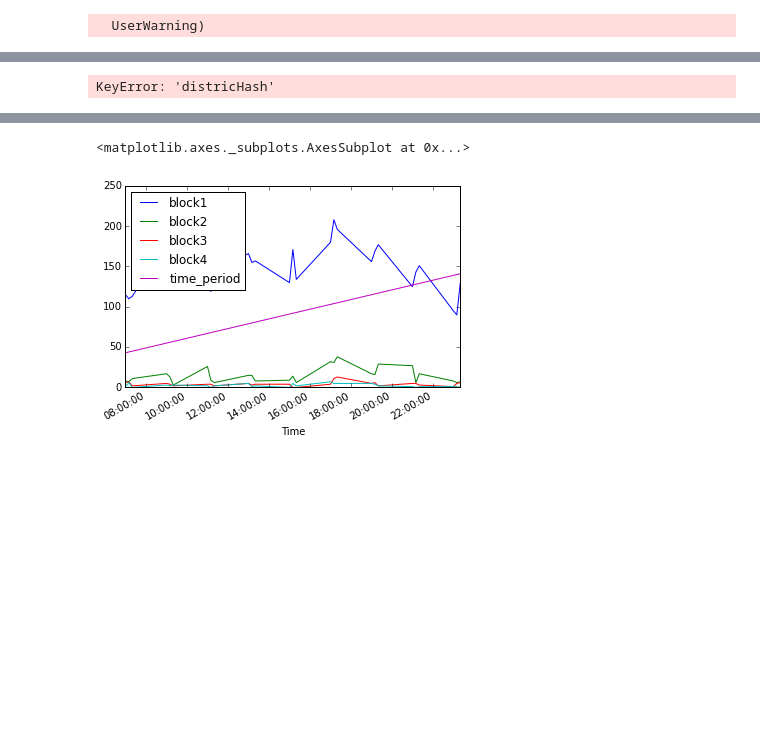
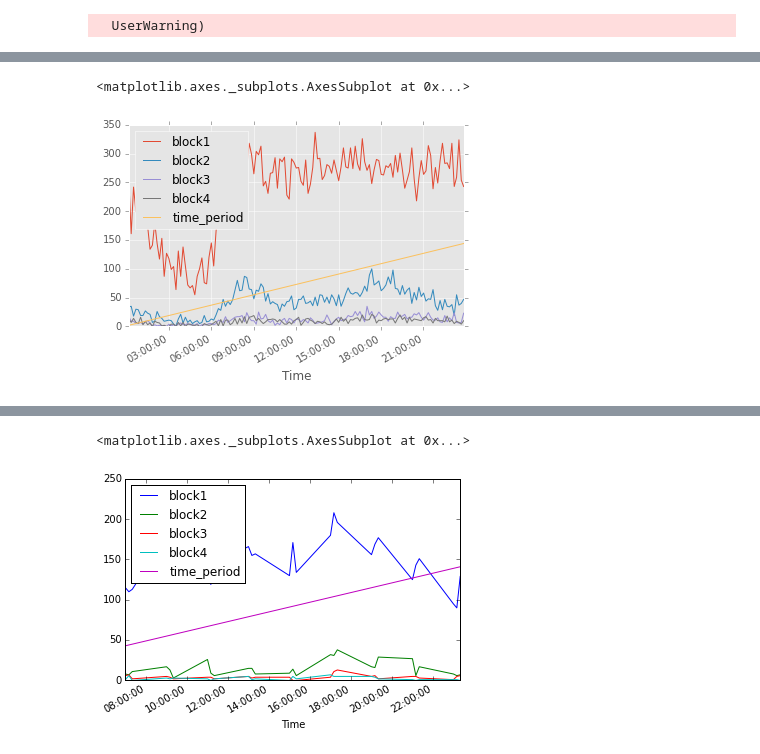
Before and after one commit to kuanliang/traffic_gap, a Jupyter notebook: didi_script_tests.ipynb, the cells around one changed output, grey strips where cells are left out. Cells and saved outputs as stored; diff of their text form; code cells hidden in the pictures; blank space fills up the shorter version.

```diff
--- a/didi_script_tests.ipynb
+++ b/didi_script_tests.ipynb
@@ -222,4 +97,7 @@ df
-# %%
-trafficDf[trafficDf['districHash'] == '1ecbb52d73c522f184a6fc53128b1ea1']
-# %% [output]
-KeyError: 'districHash'
+# %%
+trafficDfTrain = trafficDf[trafficDf['districtHash'] == '1ecbb52d73c522f184a6fc53128b1ea1']
+# %%
+trafficDfTrain.plot()
+# %% [output]
+<matplotlib.axes._subplots.AxesSubplot at 0x...>
+[figure, added]
```
Also changed, not shown: parts of 45 cells of this notebook, 5 other files.
